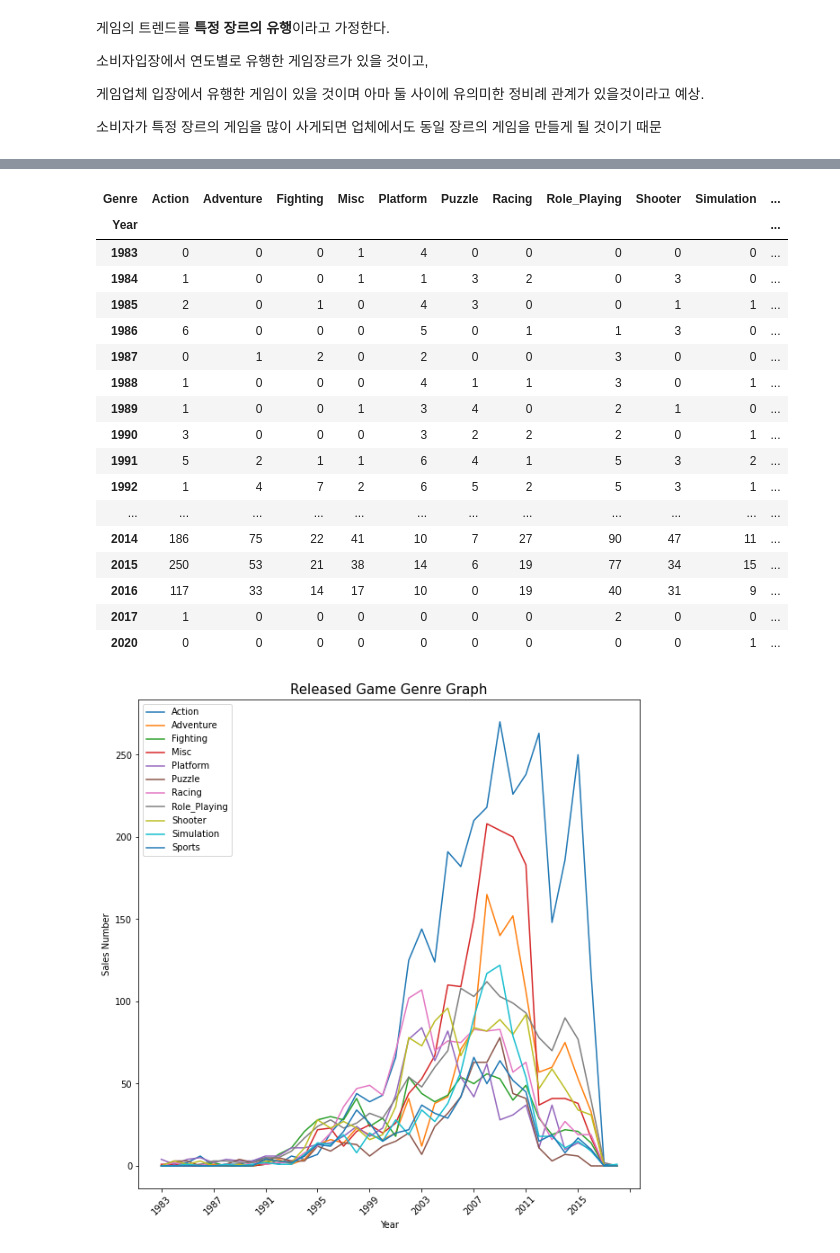
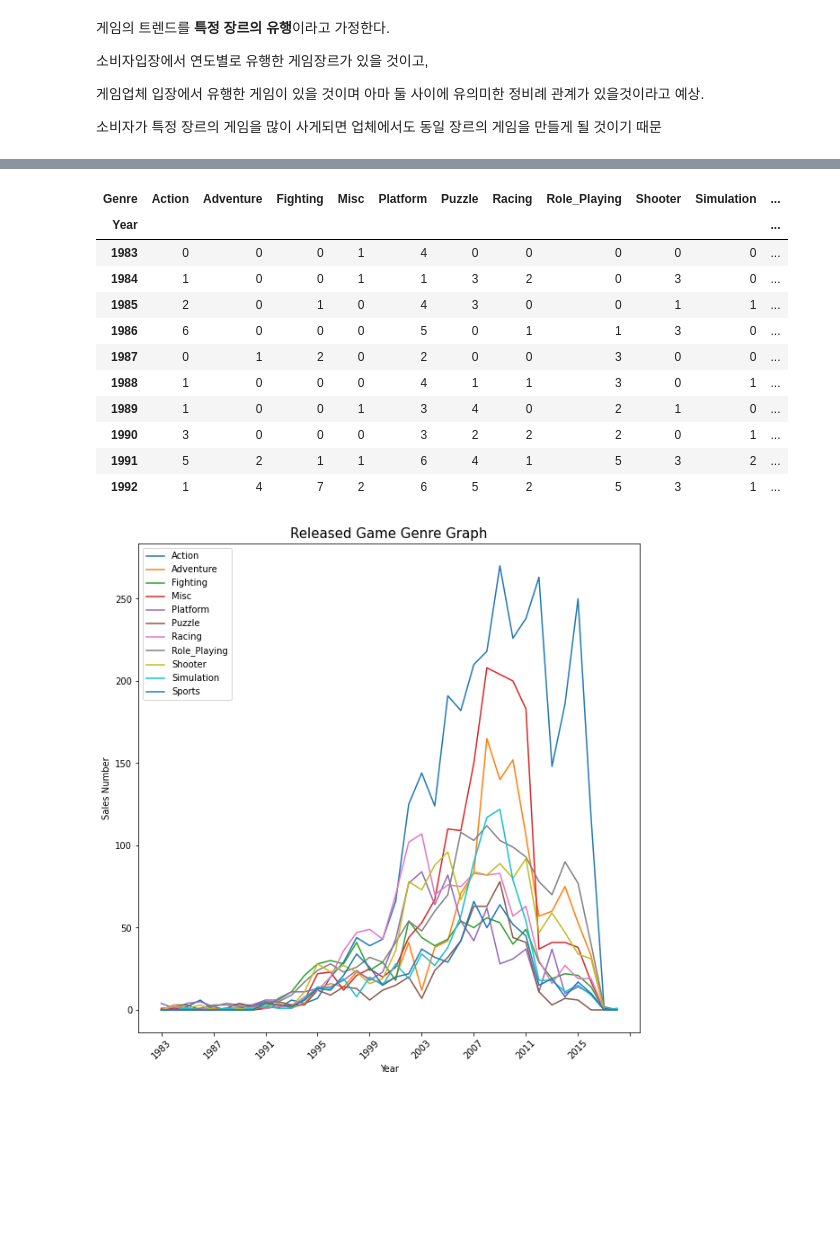
Before and after one commit to sbtmsk/project1, a Jupyter notebook: project1.ipynb, the cells around one changed output, grey strips where cells are left out. Cells and saved outputs as stored; diff of their text form; code cells hidden in the pictures; blank space fills up the shorter version.

```diff
--- a/project1.ipynb
+++ b/project1.ipynb
@@ -416,26 +420,20 @@ Index(['Action', 'Adventure', 'Fighting', 'Misc', 'Platform', 'Puzzle',
 # %%
 released.rename(columns={'Role-Playing':'Role_Playing'},inplace=True)
 # %%
-released
+released.head(10)
 # %% [output]
 | Genre | Action | Adventure | Fighting | Misc | Platform | Puzzle | Racing | Role_Playing | Shooter | Simulation | ... |
 | Year |  |  |  |  |  |  |  |  |  |  | ... |
 | 1983 | 0 | 0 | 0 | 1 | 4 | 0 | 0 | 0 | 0 | 0 | ... |
 | 1984 | 1 | 0 | 0 | 1 | 1 | 3 | 2 | 0 | 3 | 0 | ... |
 | 1985 | 2 | 0 | 1 | 0 | 4 | 3 | 0 | 0 | 1 | 1 | ... |
 | 1986 | 6 | 0 | 0 | 0 | 5 | 0 | 1 | 1 | 3 | 0 | ... |
 | 1987 | 0 | 1 | 2 | 0 | 2 | 0 | 0 | 3 | 0 | 0 | ... |
 | 1988 | 1 | 0 | 0 | 0 | 4 | 1 | 1 | 3 | 0 | 1 | ... |
 | 1989 | 1 | 0 | 0 | 1 | 3 | 4 | 0 | 2 | 1 | 0 | ... |
 | 1990 | 3 | 0 | 0 | 0 | 3 | 2 | 2 | 2 | 0 | 1 | ... |
 | 1991 | 5 | 2 | 1 | 1 | 6 | 4 | 1 | 5 | 3 | 2 | ... |
 | 1992 | 1 | 4 | 7 | 2 | 6 | 5 | 2 | 5 | 3 | 1 | ... |
-| ... | ... | ... | ... | ... | ... | ... | ... | ... | ... | ... | ... |
-| 2014 | 186 | 75 | 22 | 41 | 10 | 7 | 27 | 90 | 47 | 11 | ... |
-| 2015 | 250 | 53 | 21 | 38 | 14 | 6 | 19 | 77 | 34 | 15 | ... |
-| 2016 | 117 | 33 | 14 | 17 | 10 | 0 | 19 | 40 | 31 | 9 | ... |
-| 2017 | 1 | 0 | 0 | 0 | 0 | 0 | 0 | 2 | 0 | 0 | ... |
-| 2020 | 0 | 0 | 0 | 0 | 0 | 0 | 0 | 0 | 0 | 1 | ... |
 # %%
 '''
 한꺼번에 그리면 범례가 10개가 넘어갔을 경우 색이 같은 패턴이 반복되는데
```
Also changed, not shown: parts of 11 cells of this notebook.
